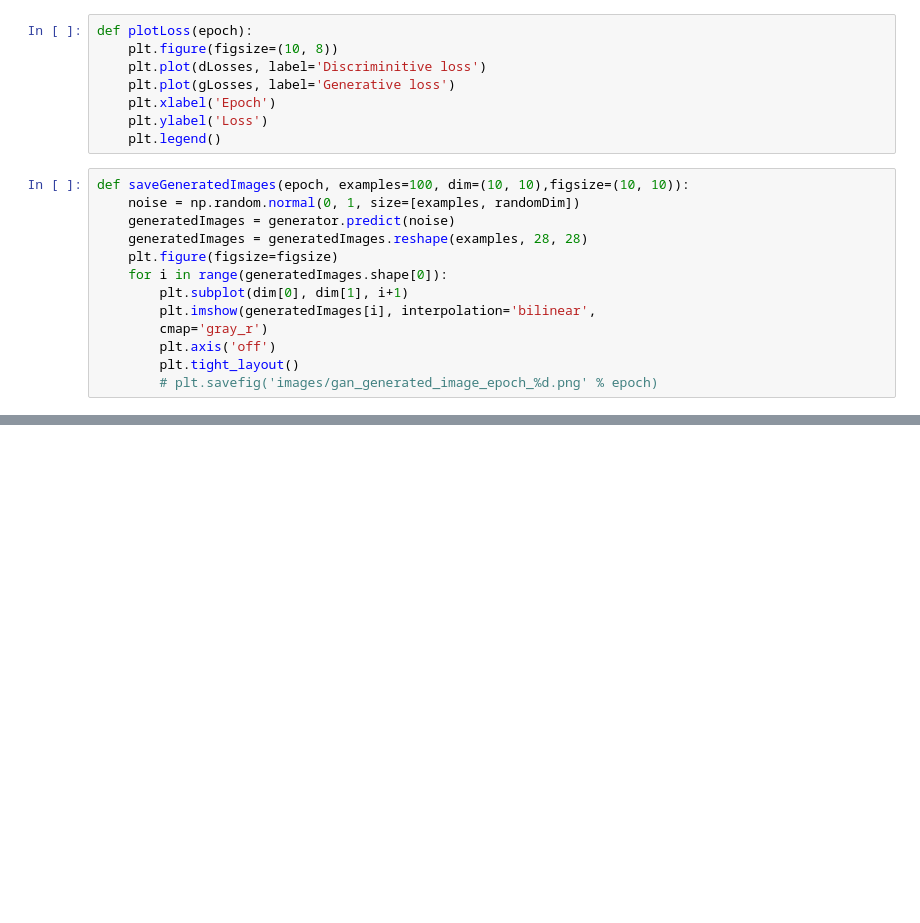
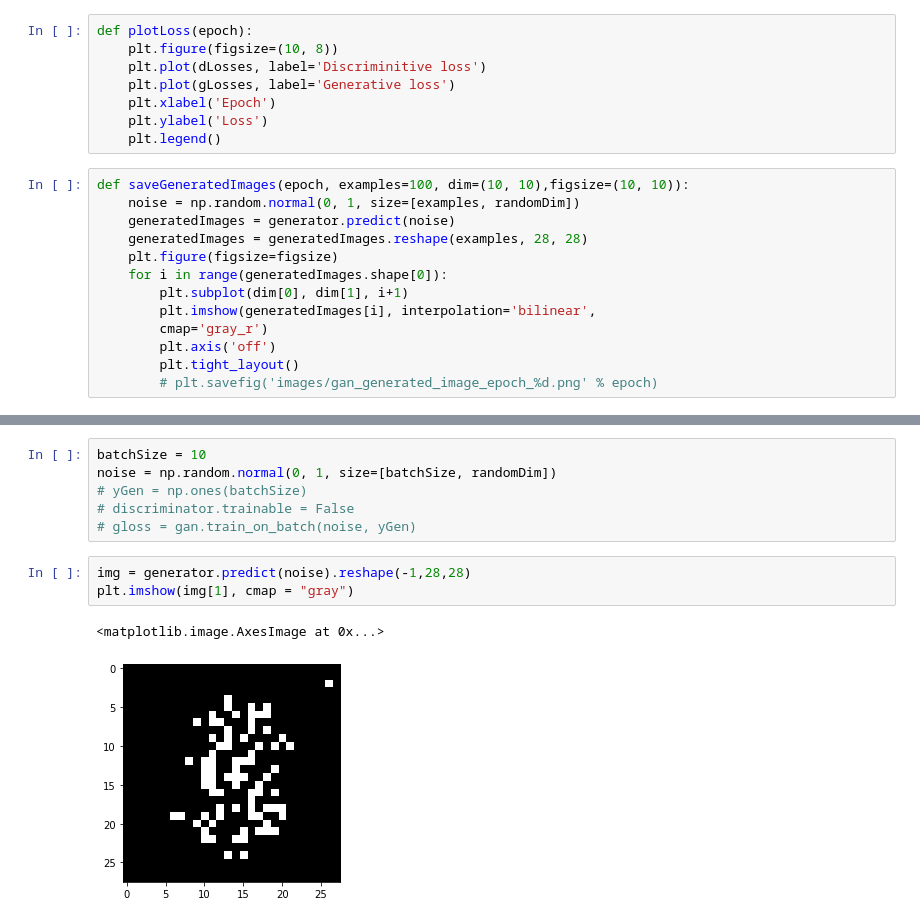
Before and after one commit to shantanu-k/DeepLearning-Projects, a Jupyter notebook: GAN_01.ipynb, the cells around one changed output, grey strips where cells are left out. Saved outputs shown, nothing was run; the diff lists cells and outputs as text; blank space fills up the shorter version.

```diff
--- a/GAN_01.ipynb
+++ b/GAN_01.ipynb
@@ -146,0 +220,12 @@ plt.legend()
+# %%
+batchSize = 10
+noise = np.random.normal(0, 1, size=[batchSize, randomDim])
+# yGen = np.ones(batchSize)
+# discriminator.trainable = False
+# gloss = gan.train_on_batch(noise, yGen)
+# %%
+img = generator.predict(noise).reshape(-1,28,28)
+plt.imshow(img[1], cmap = "gray")
+# %% [output]
+<matplotlib.image.AxesImage at 0x...>
+[figure, added]
```
Also changed, not shown: parts of 18 cells of this notebook.
